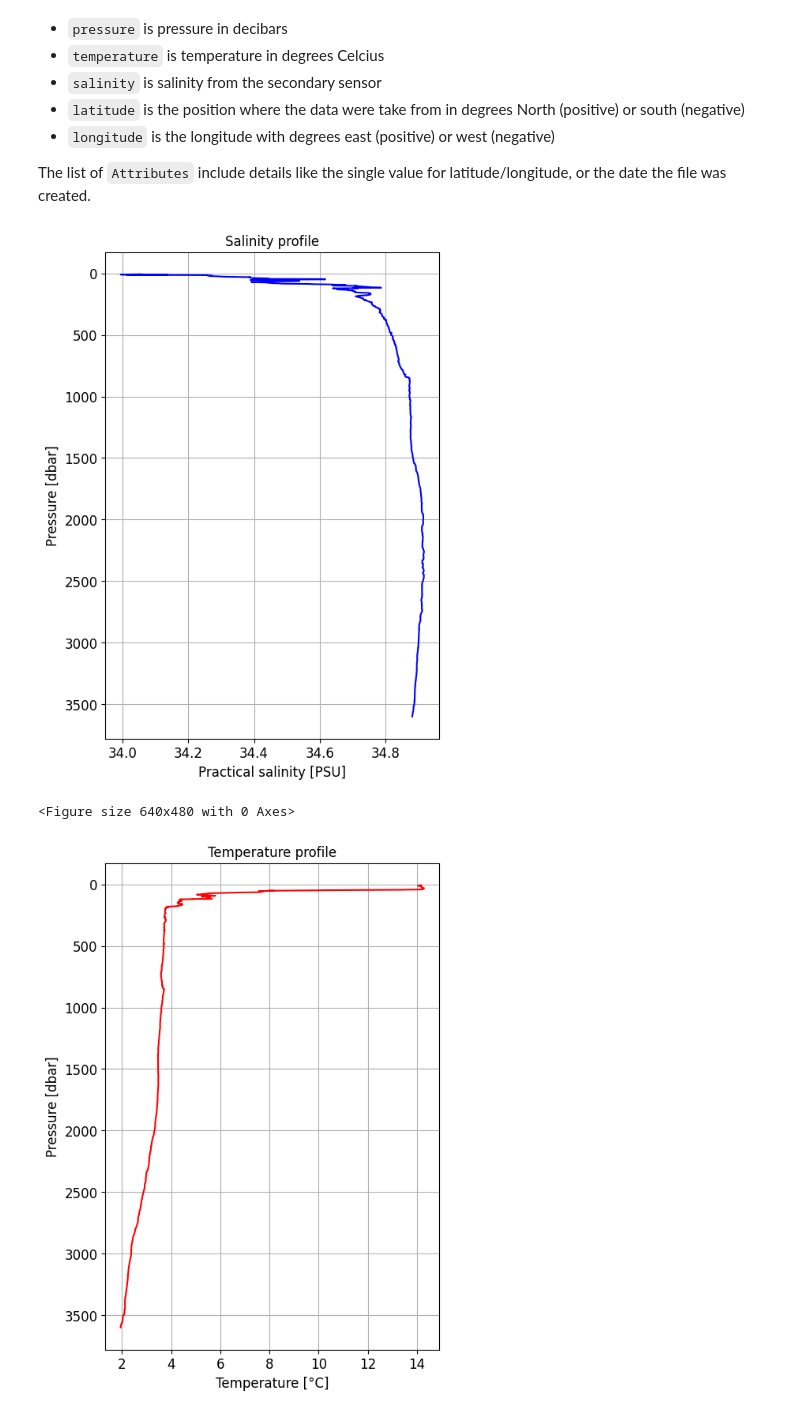
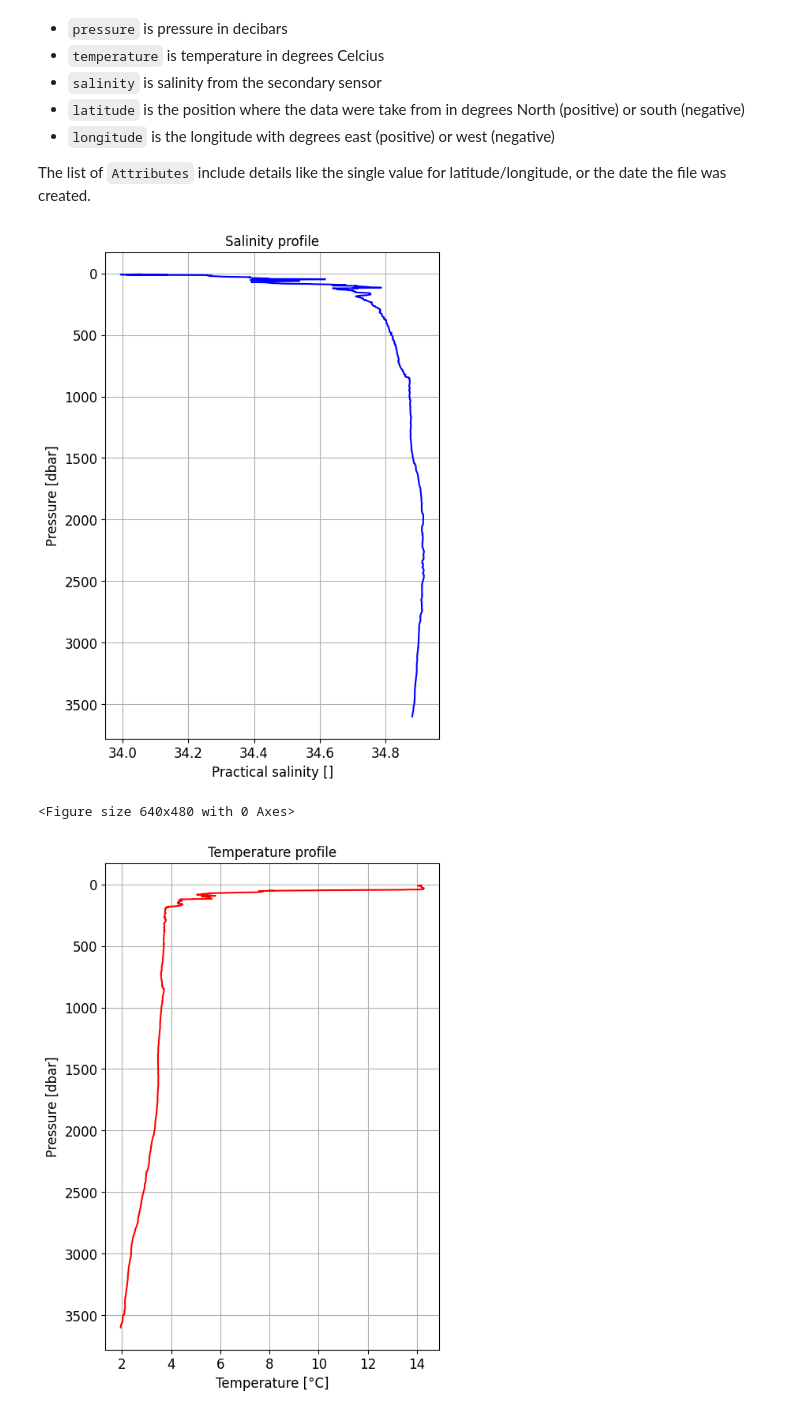
Before and after one commit to ifmeo-courses/messfern-1-ctd-HelenEire-1, a Jupyter notebook: src/assignment.ipynb, the cells around one changed output. Drawn from its saved outputs; the diff is of its cells as text; code cells hidden in the pictures.

```diff
--- a/src/assignment.ipynb
+++ b/src/assignment.ipynb
@@ -186,20 +186,20 @@ lat_string = 'latitude'
 # %%
 
 plt.figure(1,figsize=(12,8))
 plt.subplot(1,2,1)
 plt.plot(ctd_ds[sal_string], ctd_ds[pres_string], color='blue')
 plt.ylabel('Pressure [dbar]', fontsize=12)
-plt.xlabel('Practical salinity [PSU]', fontsize=12)
+plt.xlabel('Practical salinity []', fontsize=12)
 plt.title('Salinity profile', fontsize=12)
 plt.xticks(fontsize=12)
 plt.yticks(fontsize=12)
 plt.grid(True)
 plt.gca().invert_yaxis()
 plt.show()
-plt.savefig(figdir + 'ex1fig1-HelenEire-Messfern.png')
+plt.savefig(figdir + 'ex1fig1-SOMMERVILLE-Messfern.png')
 #raise NotImplementedError()
 # %% [output]
-[figure, old version]
+[figure, new version]
 <Figure size 640x480 with 0 Axes>
 # %%
 plt.figure(1,figsize=(12, 8))
```
Also changed, not shown: parts of 27 cells of this notebook, 6 other files.
